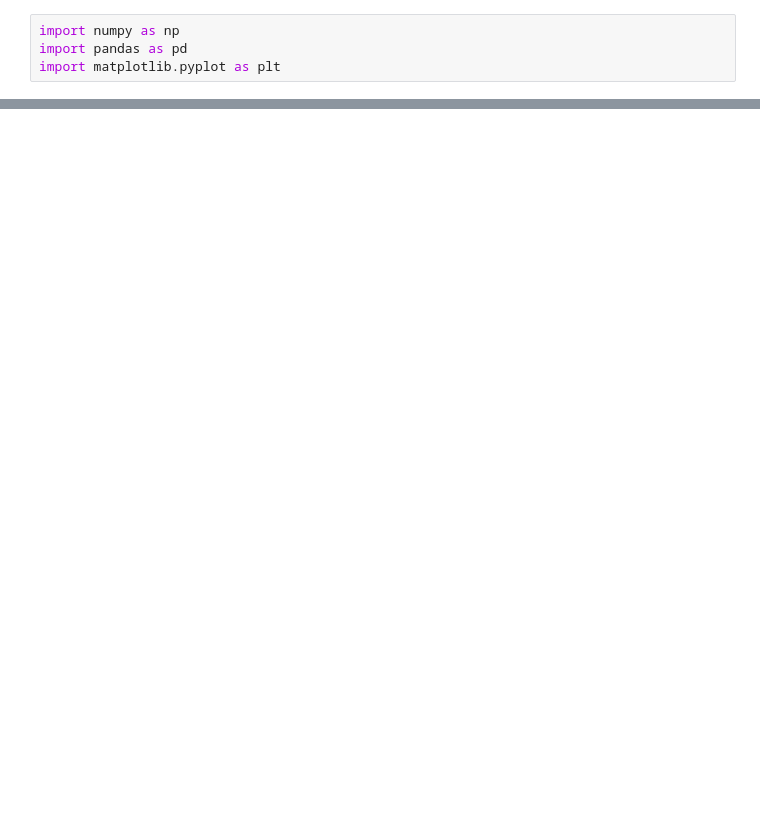
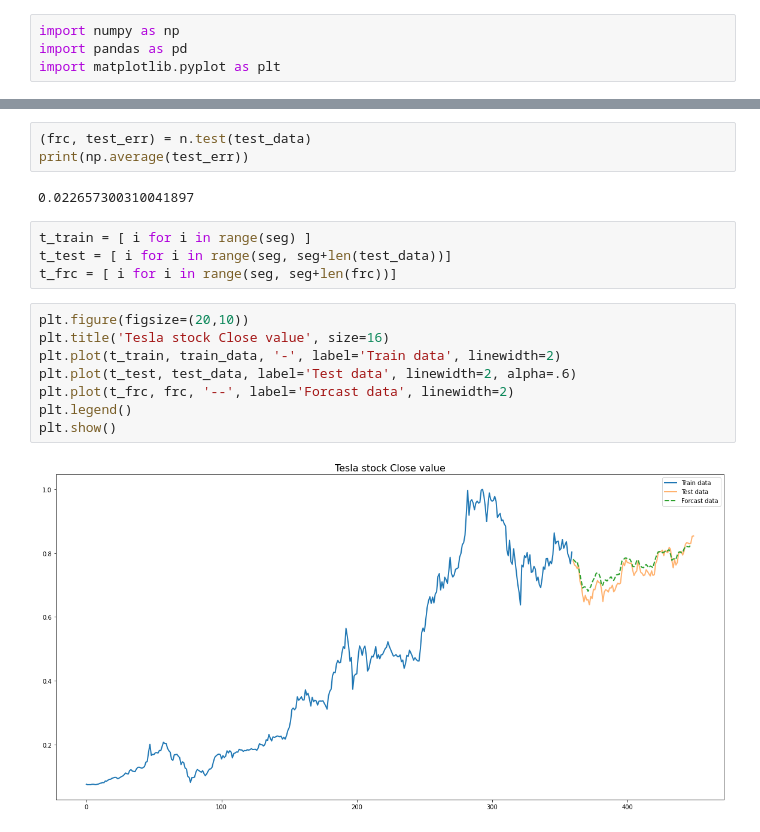
Before and after one commit to jafetimbre/verbose-projects, a Jupyter notebook: artificial-intelligence/ann/ann.ipynb, the cells around one changed output, grey strips where cells are left out. Drawn from its saved outputs; the diff is of its cells as text; blank space fills up the shorter version.

```diff
--- a/artificial-intelligence/ann/ann.ipynb
+++ b/artificial-intelligence/ann/ann.ipynb
@@ -178,0 +183,19 @@ a
+# %%
+(frc, test_err) = n.test(test_data)
+print(np.average(test_err))
+# %% [output]
+0.022657300310041897
+# %%
+t_train = [ i for i in range(seg) ]
+t_test = [ i for i in range(seg, seg+len(test_data))]
+t_frc = [ i for i in range(seg, seg+len(frc))]
+# %%
+plt.figure(figsize=(20,10))
+plt.title('Tesla stock Close value', size=16)
+plt.plot(t_train, train_data, '-', label='Train data', linewidth=2)
+plt.plot(t_test, test_data, label='Test data', linewidth=2, alpha=.6)
+plt.plot(t_frc, frc, '--', label='Forcast data', linewidth=2)
+plt.legend()
+plt.show()
+# %% [output]
+[figure, added]
```
Also changed, not shown: parts of 34 cells of this notebook.
